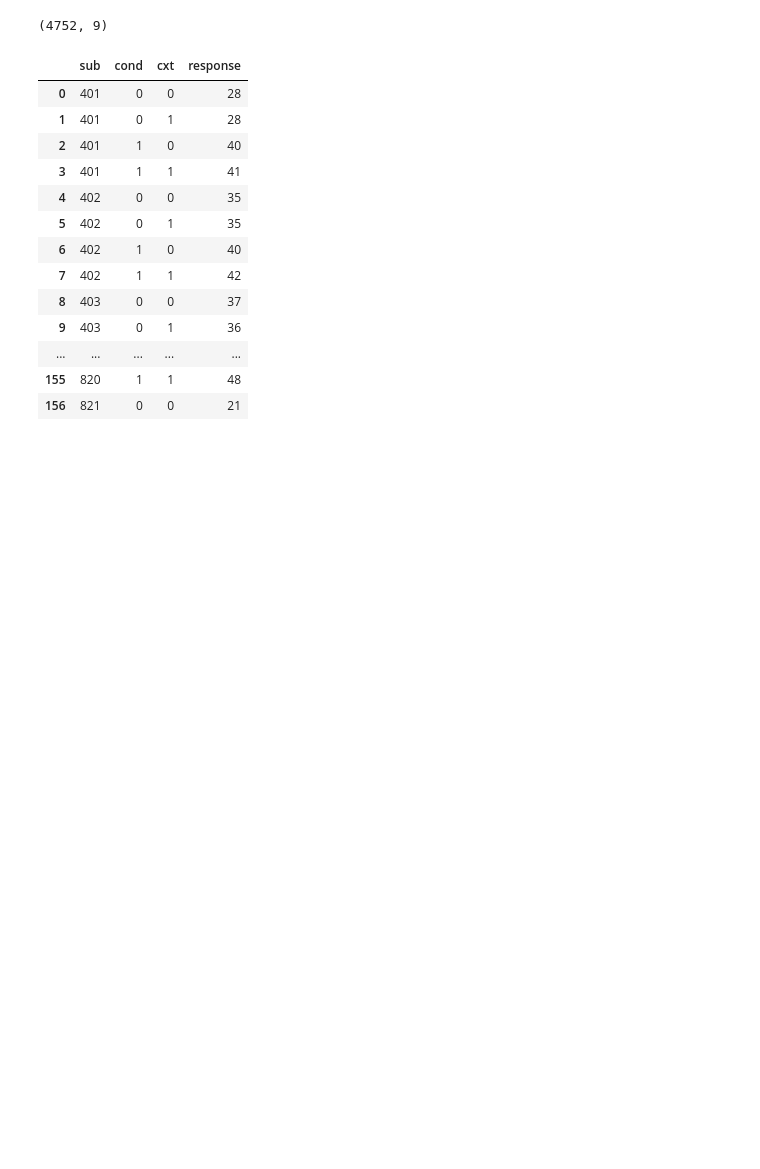
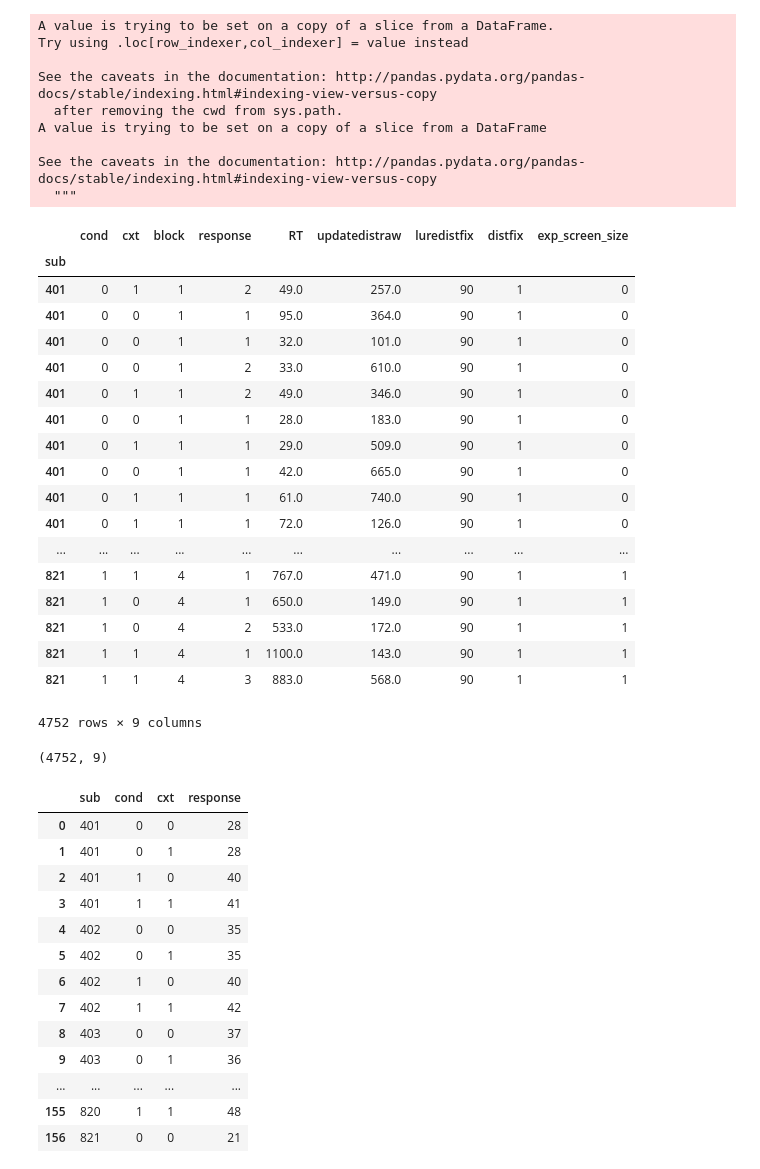
Before and after one commit to donnajobridge/data_visualizations, a Jupyter notebook: cxtupdate/cxtupdate_visualizations.ipynb, the cells around one changed output. Cells and saved outputs as stored; diff of their text form; code cells hidden in the pictures; blank space fills up the shorter version.

```diff
--- a/cxtupdate/cxtupdate_visualizations.ipynb
+++ b/cxtupdate/cxtupdate_visualizations.ipynb
@@ -15,6 +15,53 @@ cxt=pd.read_csv('data/cxtupdatearrayfmri.csv', index_col=[0], usecols=['sub', 'c
 cxt_short=pd.read_csv('data/cxtupdateEPIyoungold.csv', index_col=[0], usecols=['sub', 'cond', 'recogcxt', 'subgroup',
                                                                           'block', 'response', 'RT', 'updatedistraw',
                                                                           'luredistfix', 'distfix'])
+# %%
+def clean_cxt_data(cxt, cxt_short):
+    cxt_short.rename(columns={'recogcxt':'cxt'}, inplace=True)
+    cxt_short = cxt_short[cxt_short['subgroup']=='young']
+    cxt_short['cxt'] = cxt_short['cxt'].map({'Cxt1':0, 'Cxt2':1})
+    cxt_short.drop('subgroup', axis=1, inplace=True)
+    cxt['cxt'] = cxt['cxt'].map({'Cxt A':0, 'Cxt B':1})
+
+    new_cxt = cxt.append(cxt_short)
+    new_cxt['exp_screen_size'] = new_cxt.index<800
+    new_cxt['exp_screen_size'] = new_cxt['exp_screen_size'].map({True:0, False:1})
+    new_cxt['cond']=new_cxt['cond'].map({'active':0, 'passive':1})
+    new_cxt = new_cxt[new_cxt['distfix']==1]
+    new_cxt = new_cxt[new_cxt['response']>0]
+    new_cxt = new_cxt[new_cxt['RT']<20000]
+    return new_cxt
+new_cxt=clean_cxt_data(cxt, cxt_short)
+new_cxt
+# %% [output]
+A value is trying to be set on a copy of a slice from a DataFrame.
+Try using .loc[row_indexer,col_indexer] = value instead
+
+See the caveats in the documentation: http://pandas.pydata.org/pandas-docs/stable/indexing.html#indexing-view-versus-copy
+  after removing the cwd from sys.path.
+A value is trying to be set on a copy of a slice from a DataFrame
+
+See the caveats in the documentation: http://pandas.pydata.org/pandas-docs/stable/indexing.html#indexing-view-versus-copy
+  """
+|  | cond | cxt | block | response | RT | updatedistraw | luredistfix | distfix | exp_screen_size |
+| sub |  |  |  |  |  |  |  |  |  |
+| 401 | 0 | 1 | 1 | 2 | 49.0 | 257.0 | 90 | 1 | 0 |
+| 401 | 0 | 0 | 1 | 1 | 95.0 | 364.0 | 90 | 1 | 0 |
+| 401 | 0 | 0 | 1 | 1 | 32.0 | 101.0 | 90 | 1 | 0 |
+| 401 | 0 | 0 | 1 | 2 | 33.0 | 610.0 | 90 | 1 | 0 |
+| 401 | 0 | 1 | 1 | 2 | 49.0 | 346.0 | 90 | 1 | 0 |
+| 401 | 0 | 0 | 1 | 1 | 28.0 | 183.0 | 90 | 1 | 0 |
+| 401 | 0 | 1 | 1 | 1 | 29.0 | 509.0 | 90 | 1 | 0 |
+| 401 | 0 | 0 | 1 | 1 | 42.0 | 665.0 | 90 | 1 | 0 |
+| 401 | 0 | 1 | 1 | 1 | 61.0 | 740.0 | 90 | 1 | 0 |
+| 401 | 0 | 1 | 1 | 1 | 72.0 | 126.0 | 90 | 1 | 0 |
+| ... | ... | ... | ... | ... | ... | ... | ... | ... | ... |
+| 821 | 1 | 1 | 4 | 1 | 767.0 | 471.0 | 90 | 1 | 1 |
+| 821 | 1 | 0 | 4 | 1 | 650.0 | 149.0 | 90 | 1 | 1 |
+| 821 | 1 | 0 | 4 | 2 | 533.0 | 172.0 | 90 | 1 | 1 |
+| 821 | 1 | 1 | 4 | 1 | 1100.0 | 143.0 | 90 | 1 | 1 |
+| 821 | 1 | 1 | 4 | 3 | 883.0 | 568.0 | 90 | 1 | 1 |
+4752 rows × 9 columns
 # %%
 cxt_short.rename(columns={'recogcxt':'cxt'}, inplace=True)
 # %%
```
Also changed, not shown: parts of 12 cells of this notebook, 11 other files.
